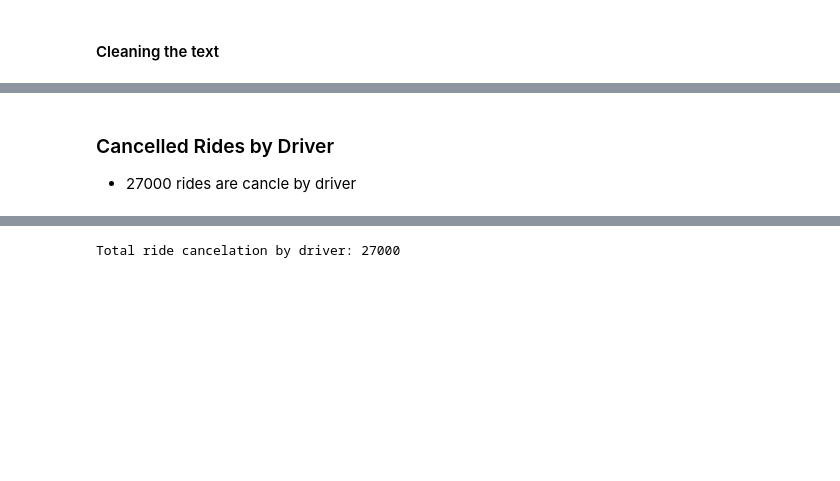
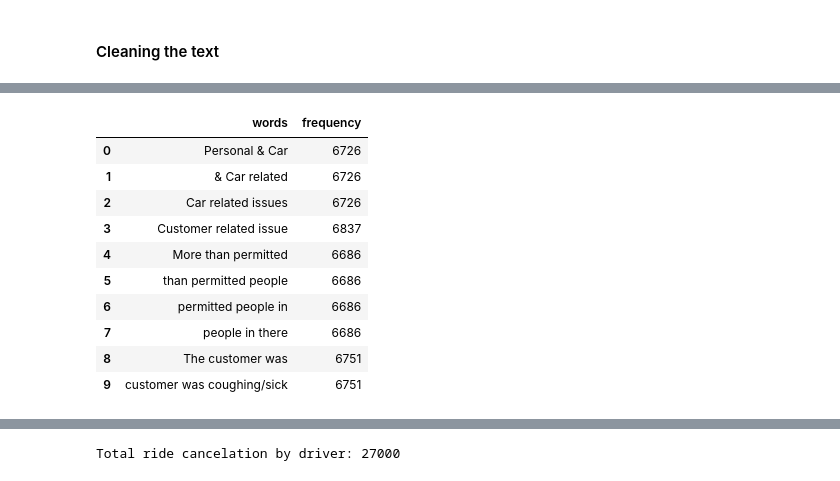
Before and after one commit to therai0/EDA_project-, a Jupyter notebook: eda_uber.ipynb, the cells around one changed output, grey strips where cells are left out. Drawn from its saved outputs; the diff is of its cells as text; code cells hidden in the pictures; blank space fills up the shorter version.

```diff
--- a/eda_uber.ipynb
+++ b/eda_uber.ipynb
@@ -672,3 +231,15 @@ plt.pie(x=sorted_dict.values(),labels=sorted_dict.keys(),autopct="%1.1f%%")
-# %% [markdown]
-### Cancelled Rides by Driver
-+ 27000 rides are cancle by driver
+# %%
+word_freq_df = pd.DataFrame(data=word_freq_dict.items(),columns=["words","frequency"])
+word_freq_df
+# %% [output]
+|  | words | frequency |
+| 0 | Personal & Car | 6726 |
+| 1 | & Car related | 6726 |
+| 2 | Car related issues | 6726 |
+| 3 | Customer related issue | 6837 |
+| 4 | More than permitted | 6686 |
+| 5 | than permitted people | 6686 |
+| 6 | permitted people in | 6686 |
+| 7 | people in there | 6686 |
+| 8 | The customer was | 6751 |
+| 9 | customer was coughing/sick | 6751 |
```
Also changed, not shown: parts of 71 cells of this notebook.
